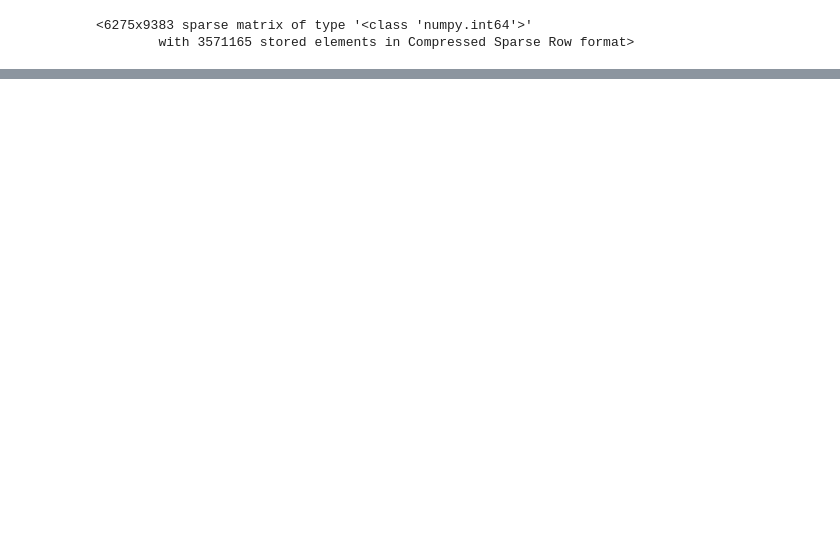
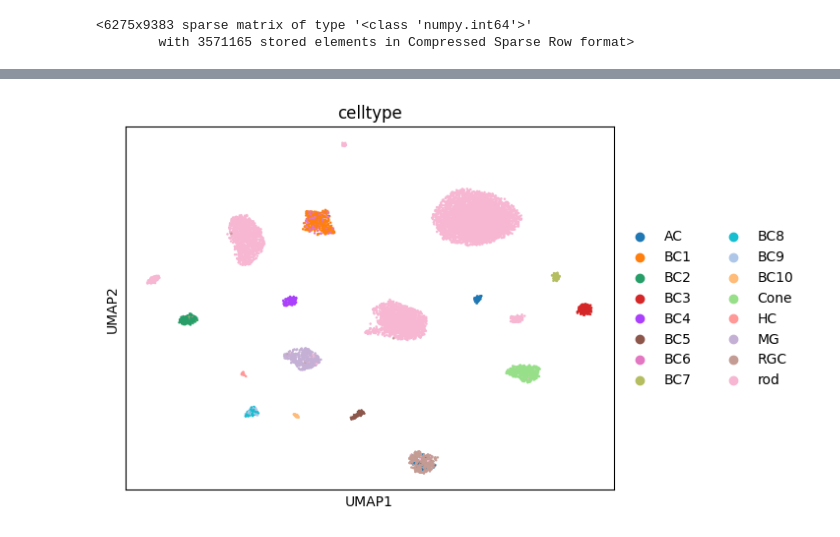
Before and after one commit to StickTaTa/ScFormer, a Jupyter notebook: 03_Tutorial_Mouse_retina_.ipynb, the cells around one changed output, grey strips where cells are left out. Saved outputs shown, nothing was run; the diff lists cells and outputs as text; code cells hidden in the pictures; blank space fills up the shorter version.

```diff
--- a/03_Tutorial_Mouse_retina_.ipynb
+++ b/03_Tutorial_Mouse_retina_.ipynb
@@ -47,0 +144,4 @@ adata.obs = cell_metadata
+# %%
+sc.pl.umap(adata, color=['celltype'], show=True)
+# %% [output]
+[figure, added]
```
Also changed, not shown: parts of 13 cells of this notebook.
